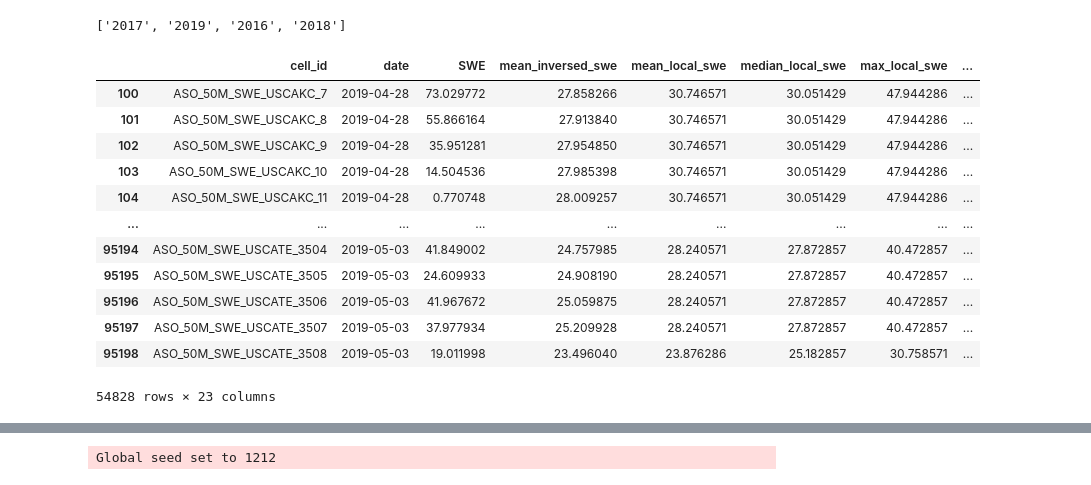
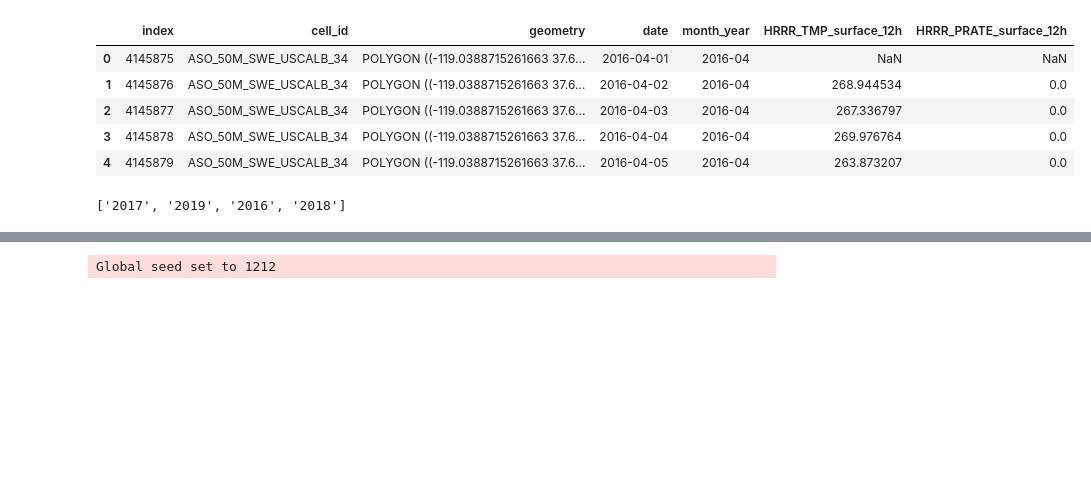
Before and after one commit to Seiris21/ucb2022.snowcast, a Jupyter notebook: notebooks/models/swe_cnn-lstm.ipynb, the cells around one changed output, grey strips where cells are left out. Cells and saved outputs as stored; diff of their text form; code cells hidden in the pictures; blank space fills up the shorter version.

```diff
--- a/notebooks/models/swe_cnn-lstm.ipynb
+++ b/notebooks/models/swe_cnn-lstm.ipynb
@@ -90,6 +74,15 @@ a = pd.read_csv('/home/ubuntu/SnowData/Unique_CellIDs_byDate__ASO_50M_SWE_USCALB
 b = pd.read_csv('/home/ubuntu/SnowData/Unique_CellIDs_byDate__ASO_50M_SWE_USCALB__with_HRRR_PRATE_surface_12h.csv',index_col=0)
 
 weather = pd.merge(a, b,  how='left', on = ['index','cell_id','geometry','date','month_year'])
+# %%
+weather.head()
+# %% [output]
+|  | index | cell_id | geometry | date | month_year | HRRR_TMP_surface_12h | HRRR_PRATE_surface_12h |
+| 0 | 4145875 | ASO_50M_SWE_USCALB_34 | POLYGON ((-119.0388715261663 37.6... | 2016-04-01 | 2016-04 | NaN | NaN |
+| 1 | 4145876 | ASO_50M_SWE_USCALB_34 | POLYGON ((-119.0388715261663 37.6... | 2016-04-02 | 2016-04 | 268.944534 | 0.0 |
+| 2 | 4145877 | ASO_50M_SWE_USCALB_34 | POLYGON ((-119.0388715261663 37.6... | 2016-04-03 | 2016-04 | 267.336797 | 0.0 |
+| 3 | 4145878 | ASO_50M_SWE_USCALB_34 | POLYGON ((-119.0388715261663 37.6... | 2016-04-04 | 2016-04 | 269.976764 | 0.0 |
+| 4 | 4145879 | ASO_50M_SWE_USCALB_34 | POLYGON ((-119.0388715261663 37.6... | 2016-04-05 | 2016-04 | 263.873207 | 0.0 |
 # %%
 year = []
 for i in df['date'].values:
@@ -101,19 +94,3 @@ for i in df['date'].values:
 year
 # %% [output]
 ['2017', '2019', '2016', '2018']
-# %%
-df[pd.to_datetime(df['date']).dt.year == int('2019')]
-# %% [output]
-|  | cell_id | date | SWE | mean_inversed_swe | mean_local_swe | median_local_swe | max_local_swe | ... |
-| 100 | ASO_50M_SWE_USCAKC_7 | 2019-04-28 | 73.029772 | 27.858266 | 30.746571 | 30.051429 | 47.944286 | ... |
-| 101 | ASO_50M_SWE_USCAKC_8 | 2019-04-28 | 55.866164 | 27.913840 | 30.746571 | 30.051429 | 47.944286 | ... |
-| 102 | ASO_50M_SWE_USCAKC_9 | 2019-04-28 | 35.951281 | 27.954850 | 30.746571 | 30.051429 | 47.944286 | ... |
-| 103 | ASO_50M_SWE_USCAKC_10 | 2019-04-28 | 14.504536 | 27.985398 | 30.746571 | 30.051429 | 47.944286 | ... |
-| 104 | ASO_50M_SWE_USCAKC_11 | 2019-04-28 | 0.770748 | 28.009257 | 30.746571 | 30.051429 | 47.944286 | ... |
-| ... | ... | ... | ... | ... | ... | ... | ... | ... |
-| 95194 | ASO_50M_SWE_USCATE_3504 | 2019-05-03 | 41.849002 | 24.757985 | 28.240571 | 27.872857 | 40.472857 | ... |
-| 95195 | ASO_50M_SWE_USCATE_3505 | 2019-05-03 | 24.609933 | 24.908190 | 28.240571 | 27.872857 | 40.472857 | ... |
-| 95196 | ASO_50M_SWE_USCATE_3506 | 2019-05-03 | 41.967672 | 25.059875 | 28.240571 | 27.872857 | 40.472857 | ... |
-| 95197 | ASO_50M_SWE_USCATE_3507 | 2019-05-03 | 37.977934 | 25.209928 | 28.240571 | 27.872857 | 40.472857 | ... |
-| 95198 | ASO_50M_SWE_USCATE_3508 | 2019-05-03 | 19.011998 | 23.496040 | 23.876286 | 25.182857 | 30.758571 | ... |
-54828 rows × 23 columns
```
Also changed, not shown: parts of 9 cells of this notebook.
